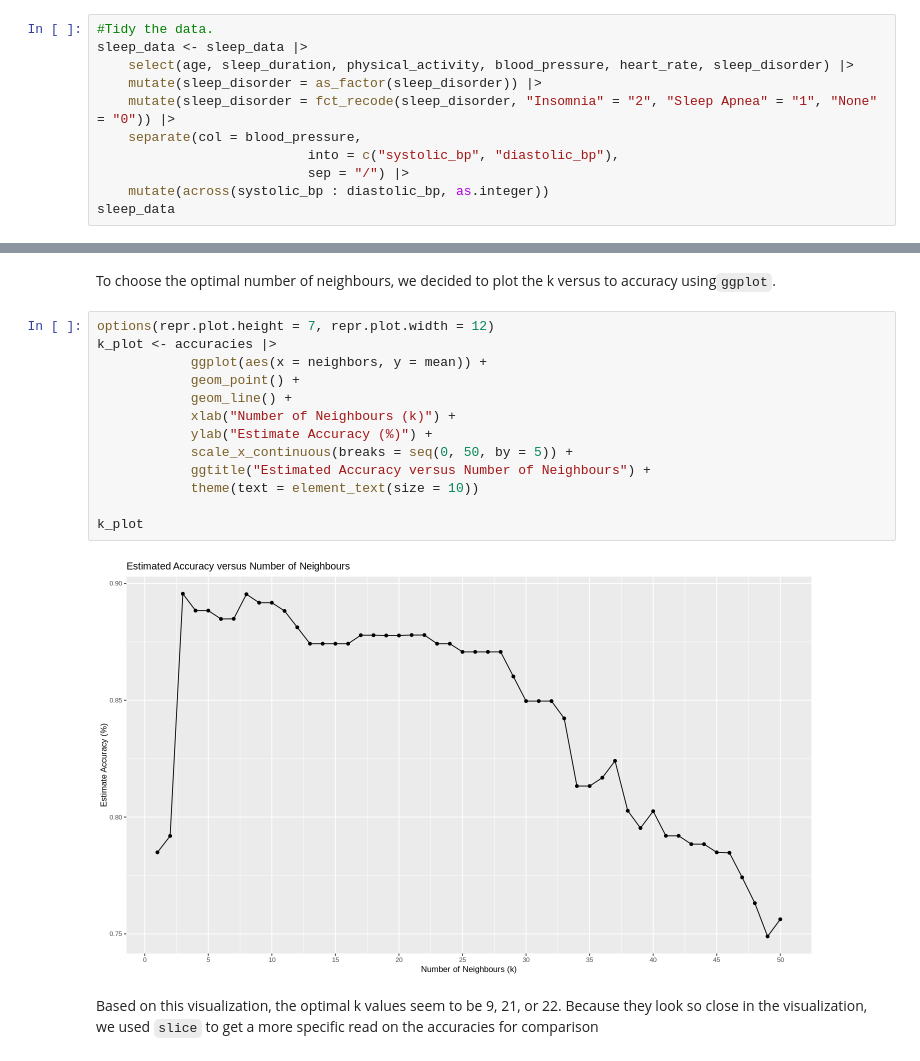
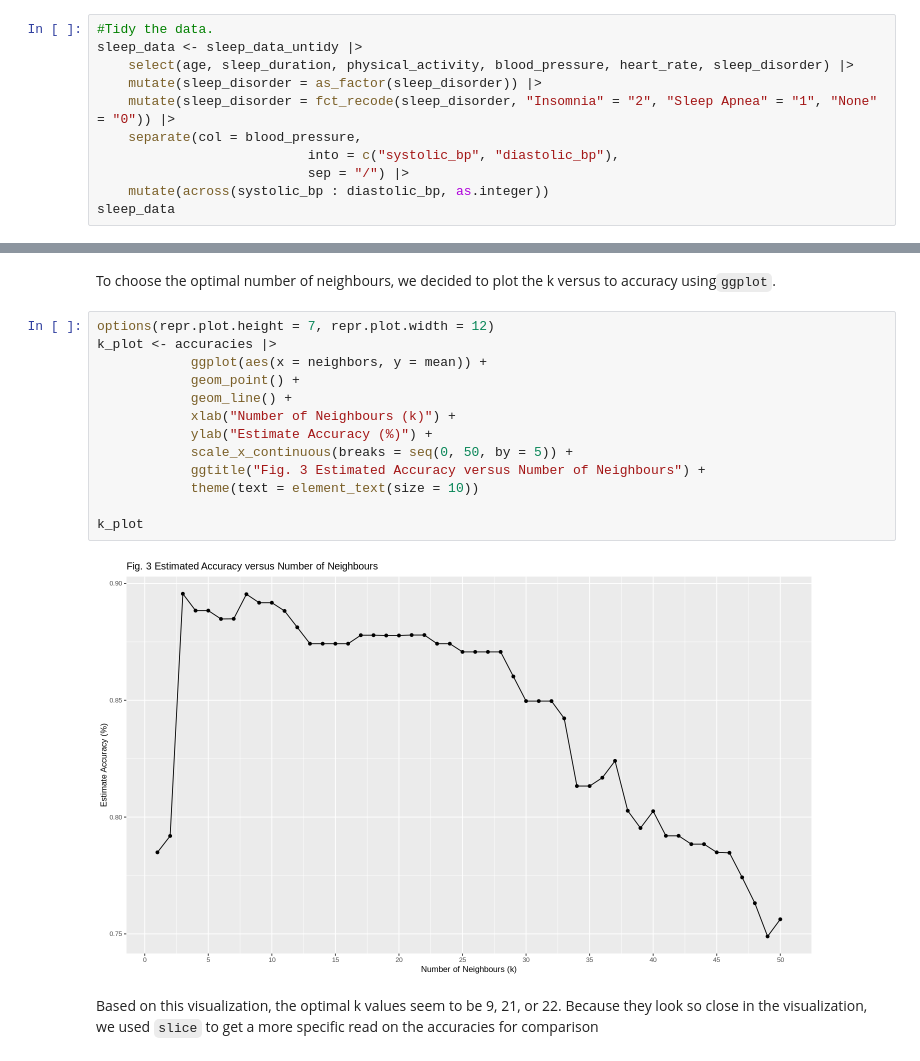
Before and after one commit to d-alex171/dsci-project, a Jupyter notebook: ProjectReport.ipynb, the cells around one changed output, grey strips where cells are left out. Cells and saved outputs as stored; diff of their text form.

```diff
--- a/ProjectReport.ipynb
+++ b/ProjectReport.ipynb
@@ -61,7 +61,7 @@ A spec_tbl_df: 374 × 13
 | 374 | Female | 59 | Nurse | 8.1 | 9 | 75 | 3 | ... |
 # %%
 #Tidy the data.
-sleep_data <- sleep_data |>
+sleep_data <- sleep_data_untidy |>
     select(age, sleep_duration, physical_activity, blood_pressure, heart_rate, sleep_disorder) |>
     mutate(sleep_disorder = as_factor(sleep_disorder)) |>
     mutate(sleep_disorder = fct_recode(sleep_disorder, "Insomnia" = "2", "Sleep Apnea" = "1", "None" = "0")) |>
@@ -207,18 +202,18 @@ To choose the optimal number of neighbours, we decided to plot the k versus to a
 # %%
 options(repr.plot.height = 7, repr.plot.width = 12)
 k_plot <- accuracies |>
             ggplot(aes(x = neighbors, y = mean)) +
             geom_point() +
             geom_line() +
             xlab("Number of Neighbours (k)") +
             ylab("Estimate Accuracy (%)") +
             scale_x_continuous(breaks = seq(0, 50, by = 5)) +
-            ggtitle("Estimated Accuracy versus Number of Neighbours") +
+            ggtitle("Fig. 3 Estimated Accuracy versus Number of Neighbours") +
             theme(text = element_text(size = 10))
 
 k_plot
 # %% [output]
-[figure, old version]
+[figure, new version]
 # %% [markdown]
 Based on this visualization, the optimal k values seem to be 9, 21, or 22. Because they look so close in the visualization, we used `slice` to get a more specific read on the accuracies for comparison
 # %%
```
Also changed, not shown: parts of 7 cells of this notebook.
